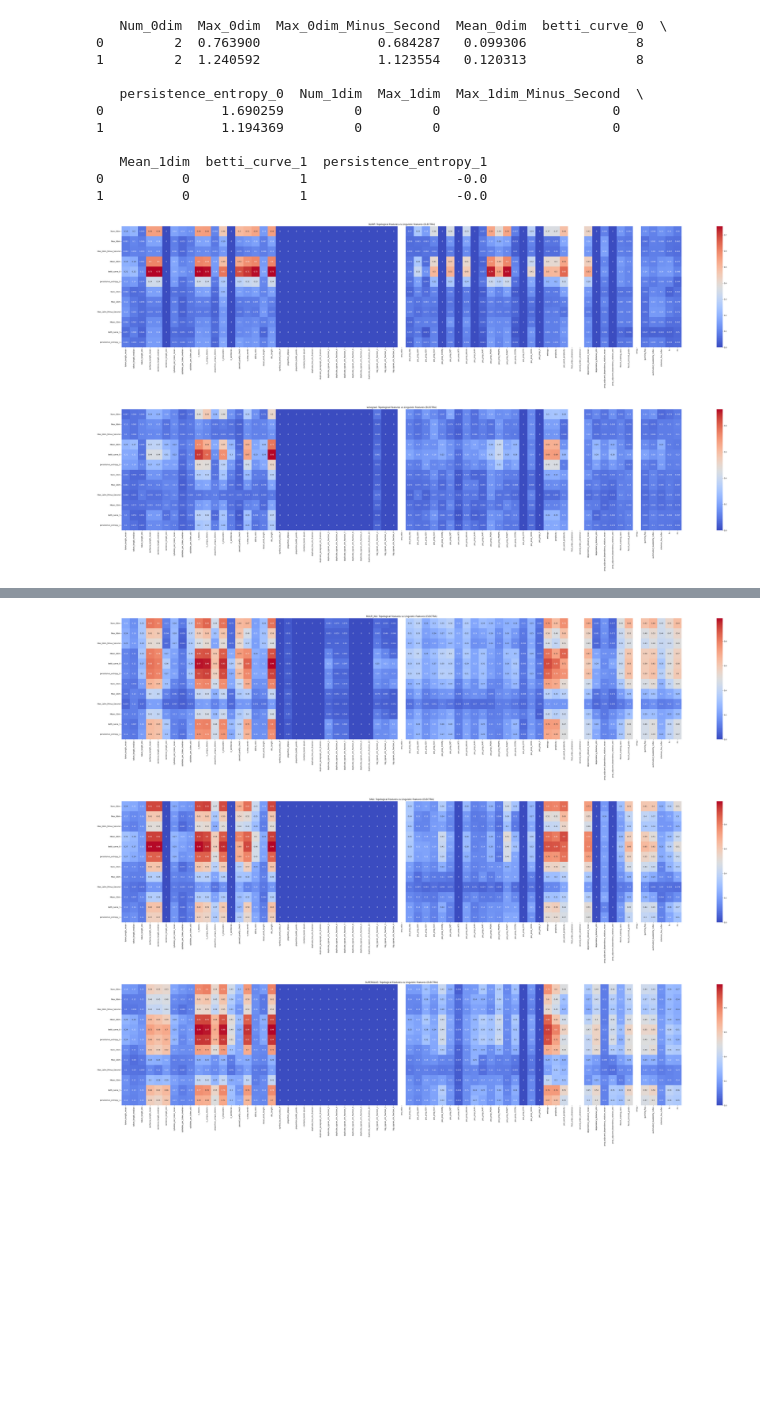
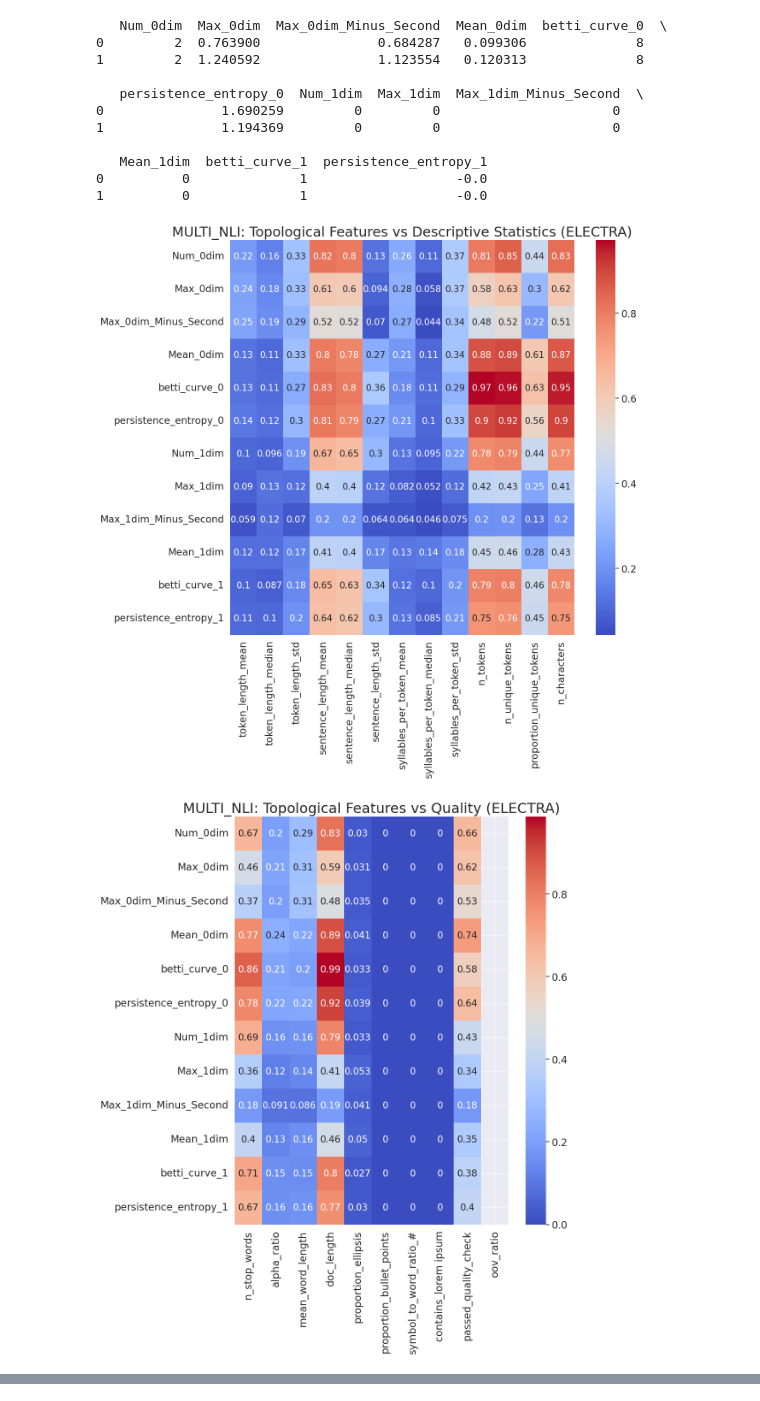
Before and after one commit to angelinatsai04/mitll_clinic, a Jupyter notebook: hs_heatmap.ipynb, the cells around one changed output, grey strips where cells are left out. Saved outputs shown, nothing was run; the diff lists cells and outputs as text; code cells hidden in the pictures; blank space fills up the shorter version.

Commit message:
changes to linguistic groups in code

```diff
--- a/hs_heatmap.ipynb
+++ b/hs_heatmap.ipynb
@@ -592,3 +601,6 @@ def get_ling_feat(model_id, dataset, num_sen = 500, bad = False, create = False)
 # additional_bad = compute_additional_features(sen_bad)
 # %%
 # heatmap labels
+# NOTE: labels to use are "Linguistic Features" (linguistic_labels[0]); "Descriptive Statistics" (linguistic_labels[5]);
+#       "Readability" (linguistic_labels[6]);  "Dependency Distance" (linguistic_labels[7]); "POS Proportions" (linguistic_labels[8])
+#       "Quality" (linguistic_labels[9]); "Coherence" (linguistic_labels[10]); "Information Theory" (linguistic_labels[12])
@@ -597,9 +609,12 @@ linguistic_labels = [["Linguistic Features", ['token_length_mean', 'token_length
                      ["Sentence Length", ['sentence_length_mean', 'sentence_length_median', 'sentence_length_std']],
                      ["Syllables", ['syllables_per_token_mean', 'syllables_per_token_median', 'syllables_per_token_std']],
                      ["Counts", ['n_tokens', 'n_unique_tokens', 'proportion_unique_tokens', 'n_characters']],
+                     ["Descriptive Statistics", ['token_length_mean', 'token_length_median', 'token_length_std', 'sentence_length_mean', 'sentence_length_median', 'sentence_length_std', 'syllables_per_token_mean', 'syllables_per_token_median', 'syllables_per_token_std', 'n_tokens', 'n_unique_tokens', 'proportion_unique_tokens', 'n_characters']],
                      ["Readability", ['flesch_reading_ease', 'flesch_kincaid_grade', 'smog', 'gunning_fog', 'automated_readability_index', 'coleman_liau_index', 'lix', 'rix']],
                      ["Dependency Distance", ['dependency_distance_mean', 'dependency_distance_std', 'prop_adjacent_dependency_relation_mean', 'prop_adjacent_dependency_relation_std']],
                      ["POS Proportions", ['pos_prop_ADJ', 'pos_prop_ADP', 'pos_prop_ADV', 'pos_prop_AUX', 'pos_prop_CCONJ', 'pos_prop_DET', 'pos_prop_INTJ', 'pos_prop_NOUN', 'pos_prop_NUM', 'pos_prop_PART', 'pos_prop_PRON', 'pos_prop_PROPN', 'pos_prop_PUNCT', 'pos_prop_SCONJ', 'pos_prop_SYM', 'pos_prop_VERB', 'pos_prop_X']],
+                     ["Quality", ['n_stop_words', 'alpha_ratio', 'mean_word_length', 'doc_length', 'proportion_ellipsis', 'proportion_bullet_points', 'symbol_to_word_ratio_#', 'contains_lorem ipsum', 'passed_quality_check', 'oov_ratio']],
+                     ["Coherence", ['first_order_coherence', 'second_order_coherence']],
                      ["Coherence and Quality", ['first_order_coherence', 'second_order_coherence', 'passed_quality_check', 'contains_lorem ipsum']],
                      ["Information Theory", ['entropy', 'perplexity', 'per_word_perplexity']],
                      ["Additional Structural Features", ['n_sentences', 'doc_length', 'symbol_to_word_ratio_#', 'proportion_ellipsis', 'proportion_bullet_points']],
@@ -608,10 +623,11 @@ linguistic_labels = [["Linguistic Features", ['token_length_mean', 'token_length
                      ["Top N-gram Metrics", ['top_ngram_chr_fraction_2', 'top_ngram_chr_fraction_3', 'top_ngram_chr_fraction_4']]]
 
 tda_labels = [["Topological Features", ['Num_0dim', 'Max_0dim', 'Max_0dim_Minus_Second', 'Mean_0dim', 'betti_curve_0', 'persistence_entropy_0', 'Num_1dim', 'Max_1dim', 'Max_1dim_Minus_Second', 'Mean_1dim', 'betti_curve_1', 'persistence_entropy_1']],
-              ["h0 Features", ["Num_0dim", "Max_0dim", "Mean_0dim", "betti_curve_0", "persistence_entropy_0"]]]
+              ["h0 Features", ["Num_0dim", "Max_0dim", "Mean_0dim", "betti_curve_0", "persistence_entropy_0"]],
+              ["h0 Features", ["Num_1dim", "Max_1dim", "Mean_1dim", "betti_curve_1", "persistence_entropy_1"]]]
 # %%
 # make heatmap code!
-def make_heatmap(dataset, model_id, linguistic_label = linguistic_labels[0], tda_label = tda_labels[0], bad = False, red = False):
+def make_heatmap(dataset, model_id, linguistic_label = linguistic_labels[0], tda_label = tda_labels[0], save = True, extra_label = "", bad = False, red = False):
     # get the topological and linguistic features
     top_feat, _ = get_top_feat(model_id, "hs", dataset)
     ling_feat, _ = get_ling_feat(model_id, dataset)
@@ -637,15 +653,17 @@ def make_heatmap(dataset, model_id, linguistic_label = linguistic_labels[0], tda
 
     # plot heatmap
     plt.figure(figsize=(len(linguistic_label[1]), len(tda_label[1])))
+    sns.set_theme(font_scale=1.5) # make label size bigger
     sns.heatmap(corr_matrix, annot=True, cmap="coolwarm",
                 xticklabels= linguistic_label[1],
-                yticklabels= tda_label[1]
+                yticklabels= tda_label[1],
+                annot_kws={"fontsize": 15}
                 )
     # get labels for title!
     dataset_name, _, _, _, _ = heatmap_label(dataset)
     _, model_short = which_model(model_id)
 
-    plt.title(f"{dataset_name}: {tda_label[0]} vs {linguistic_label[0]} ({model_short})")
+    plt.title(f"{dataset_name}: {tda_label[0]} vs {linguistic_label[0]} ({model_short})", fontsize=23)
 
     if red:
         # find highest correlated values
@@ -658,25 +676,28 @@ def make_heatmap(dataset, model_id, linguistic_label = linguistic_labels[0], tda
         print("Red cells (row, col, value):")
         for cell in red_cells:
             print(cell)
+    if save:
+        path_good = os.path.expanduser(f"~/tda_vs_linguistics/{dataset_name}/heatmaps/{model_short}_{dataset_name}_sen_good{extra_label}.pdf")
+        plt.savefig(path_good)
 
-    path_good = os.path.expanduser(f"~/tda_vs_linguistics/{dataset_name}/heatmaps/{model_short}_{dataset_name}_sen_good.pdf")
-
-    plt.savefig(path_good)
     plt.show()
 
     return
 # %%
 # choose model and dataset
-model_id = models[8]
-# dataset = datasets[0]
+model_id =  models[8] # models[4] # models[0]
+dataset = datasets[3] # datasets[5] # datasets[0]
 
 # choose linguistic labels :0
-linguistic_label = linguistic_labels[0]
 tda_label = tda_labels[0]
 
-# get heatmap!
-for dataset in datasets:
-    make_heatmap(dataset, model_id, linguistic_label, tda_label)
+# # get heatmap!
+# for dataset in datasets:
+#     make_heatmap(dataset, model_id, linguistic_label, tda_label)
+
+make_heatmap(dataset, model_id, linguistic_labels[5], tda_label, extra_label = "_desc_stat")
+make_heatmap(dataset, model_id, linguistic_labels[9], tda_label, extra_label = "_quality")
+make_heatmap(dataset, model_id, linguistic_labels[12], tda_label, extra_label = "_info_th")
 # %% [output]
-[figure, old version]
+[figure, new version]
-[figure, old version]
+[figure, new version]
@@ -684,3 +704,0 @@ for dataset in datasets:
-[figure, removed]
-[figure, removed]
-[figure, removed]
```
Also changed, not shown: parts of 8 cells of this notebook, 30 other files.
